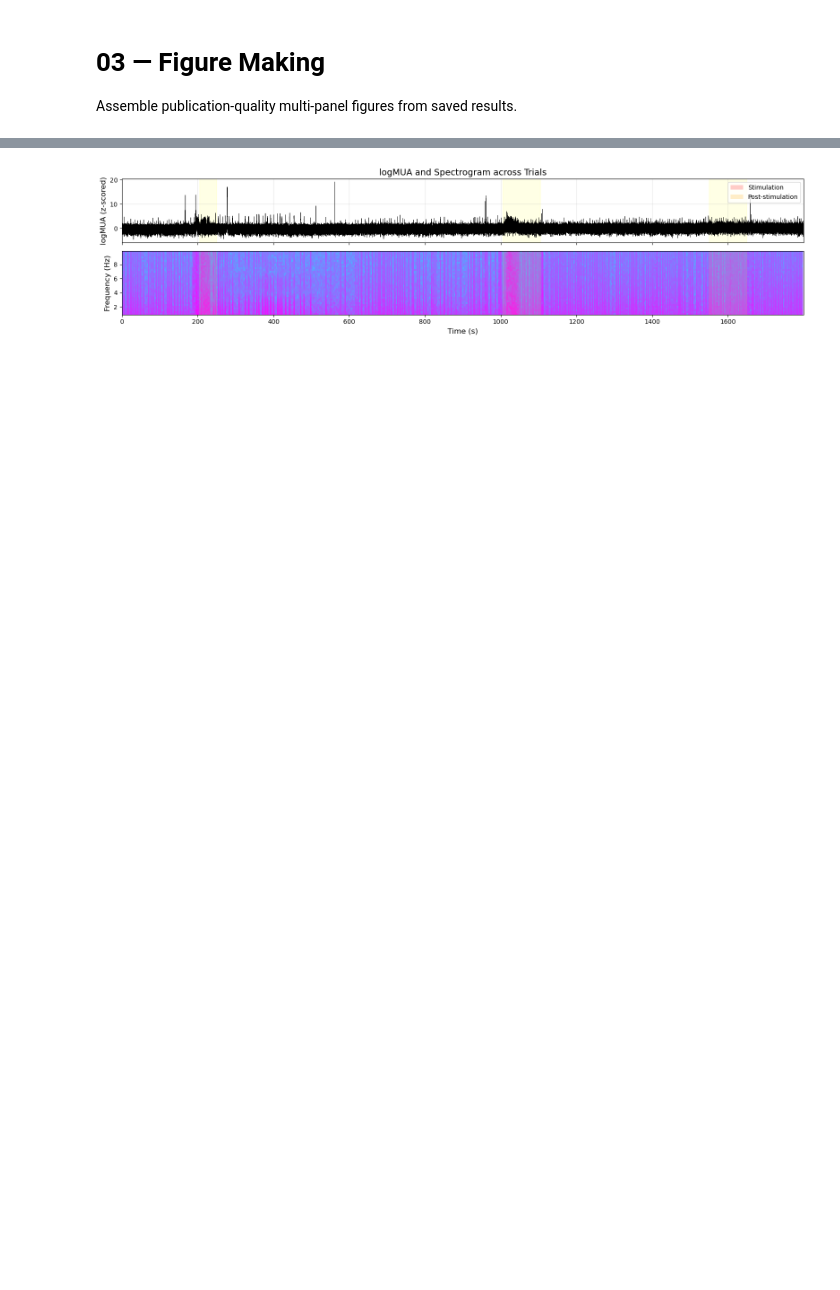
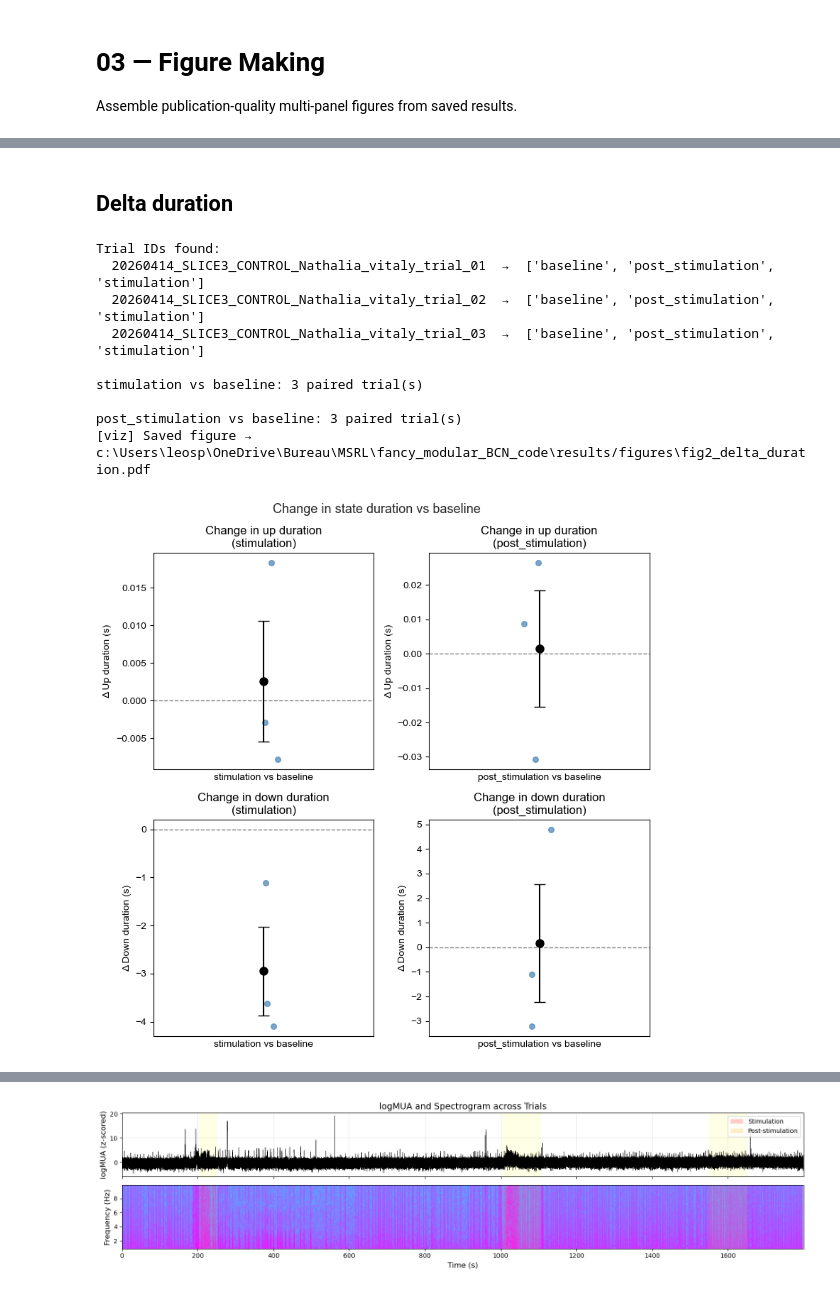
Before and after one commit to leo-sprbr/Barcelona_brain_slice_analysis, a Jupyter notebook: notebooks/03_figure_making.ipynb, the cells around one changed output, grey strips where cells are left out. Cells and saved outputs as stored; diff of their text form; code cells hidden in the pictures; blank space fills up the shorter version.

```diff
--- a/notebooks/03_figure_making.ipynb
+++ b/notebooks/03_figure_making.ipynb
@@ -30,0 +55,72 @@ Run scripts/batch_process_slices.py first to generate results.
+# %% [markdown]
+## Delta duration
+# %%
+from src.utils import parse_trial_id
+
+
+if not summary_df.empty:
+    baseline_cond    = cfg.get('baseline_condition', cfg['conditions'][0])
+    comparison_conds = [c for c in cfg['conditions'] if c != baseline_cond]
+    all_conditions   = cfg['conditions']
+
+    # Add a trial_id column by stripping the condition suffix from slice_id
+    summary_df['trial_id'] = summary_df['slice_id'].apply(
+        lambda s: parse_trial_id(s, all_conditions)
+    )
+
+    print('Trial IDs found:')
+    for tid in sorted(summary_df['trial_id'].unique()):
+        conds_present = summary_df[summary_df['trial_id'] == tid]['condition'].tolist()
+        print(f'  {tid}  →  {conds_present}')
+
+    # Build delta values by joining on trial_id
+    n_cols = len(comparison_conds)
+    fig, axes = plt.subplots(2, n_cols, figsize=(4 * n_cols, 8))
+    if n_cols == 1:
+        axes = axes.reshape(2, 1)
+
+    for col_i, comp_cond in enumerate(comparison_conds):
+        delta_up, delta_down = [], []
+
+        for trial_id in summary_df['trial_id'].unique():
+            trial_rows = summary_df[summary_df['trial_id'] == trial_id]
+
+            bl_rows   = trial_rows[trial_rows['condition'] == baseline_cond]
+            comp_rows = trial_rows[trial_rows['condition'] == comp_cond]
+
+            # Skip if either side is missing for this trial
+            if bl_rows.empty or comp_rows.empty:
+                continue
+
+            bl_up    = bl_rows['mean_up_s'].values[0]
+            bl_down  = bl_rows['mean_down_s'].values[0]
+            comp_up   = comp_rows['mean_up_s'].values[0]
+            comp_down = comp_rows['mean_down_s'].values[0]
+
+            # Skip if any value is NaN
+            if any(np.isnan(v) for v in [bl_up, bl_down, comp_up, comp_down]):
+                continue
+
+            delta_up.append(float(comp_up   - bl_up))
+            delta_down.append(float(comp_down - bl_down))
+
+        print(f'\n{comp_cond} vs {baseline_cond}: {len(delta_up)} paired trial(s)')
+
+        viz.plot_delta_duration(delta_up,   comp_cond, 'up',   cfg, ax=axes[0, col_i])
+        viz.plot_delta_duration(delta_down, comp_cond, 'down', cfg, ax=axes[1, col_i])
+
+    fig.suptitle('Change in state duration vs baseline', fontsize=13)
+    plt.tight_layout()
+    viz.save_figure(fig, 'fig2_delta_duration', cfg)
+    plt.show()
+# %% [output]
+Trial IDs found:
+  20260414_SLICE3_CONTROL_Nathalia_vitaly_trial_01  →  ['baseline', 'post_stimulation', 'stimulation']
+  20260414_SLICE3_CONTROL_Nathalia_vitaly_trial_02  →  ['baseline', 'post_stimulation', 'stimulation']
+  20260414_SLICE3_CONTROL_Nathalia_vitaly_trial_03  →  ['baseline', 'post_stimulation', 'stimulation']
+
+stimulation vs baseline: 3 paired trial(s)
+
+post_stimulation vs baseline: 3 paired trial(s)
+[viz] Saved figure → c:\Users\leosp\OneDrive\Bureau\MSRL\fancy_modular_BCN_code\results/figures\fig2_delta_duration.pdf
+[figure, added]
```
Also changed, not shown: parts of 14 cells of this notebook, 5 other files.
